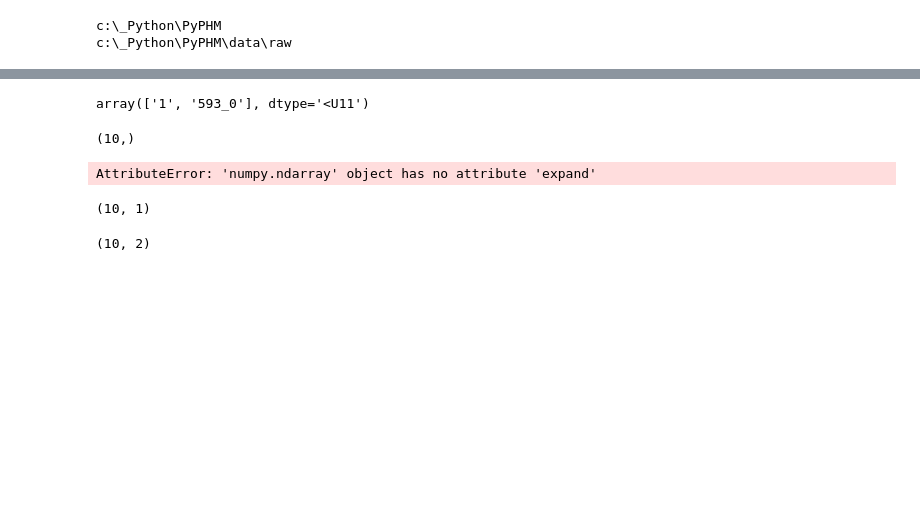
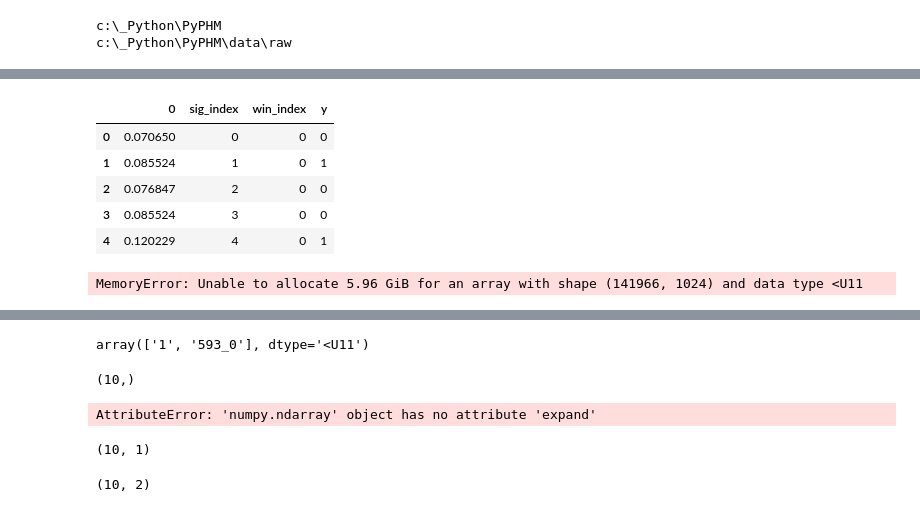
Before and after one commit to tvhahn/PyPHM, a Jupyter notebook: notebooks/airbus_test.ipynb, the cells around one changed output, grey strips where cells are left out. Drawn from its saved outputs; the diff is of its cells as text; code cells hidden in the pictures; blank space fills up the shorter version.

```diff
--- a/notebooks/airbus_test.ipynb
+++ b/notebooks/airbus_test.ipynb
@@ -23,0 +143,13 @@ len_signal: 61440
+# %%
+df.head()
+# %% [output]
+|  | 0 | sig_index | win_index | y |
+| 0 | 0.070650 | 0 | 0 | 0 |
+| 1 | 0.085524 | 1 | 0 | 1 |
+| 2 | 0.076847 | 2 | 0 | 0 |
+| 3 | 0.085524 | 3 | 0 | 0 |
+| 4 | 0.120229 | 4 | 0 | 1 |
+# %%
+y = np.repeat(y, 512, axis=1)
+# %% [output]
+MemoryError: Unable to allocate 5.96 GiB for an array with shape (141966, 1024) and data type <U11
```
Also changed, not shown: parts of 41 cells of this notebook, 1 other file.
